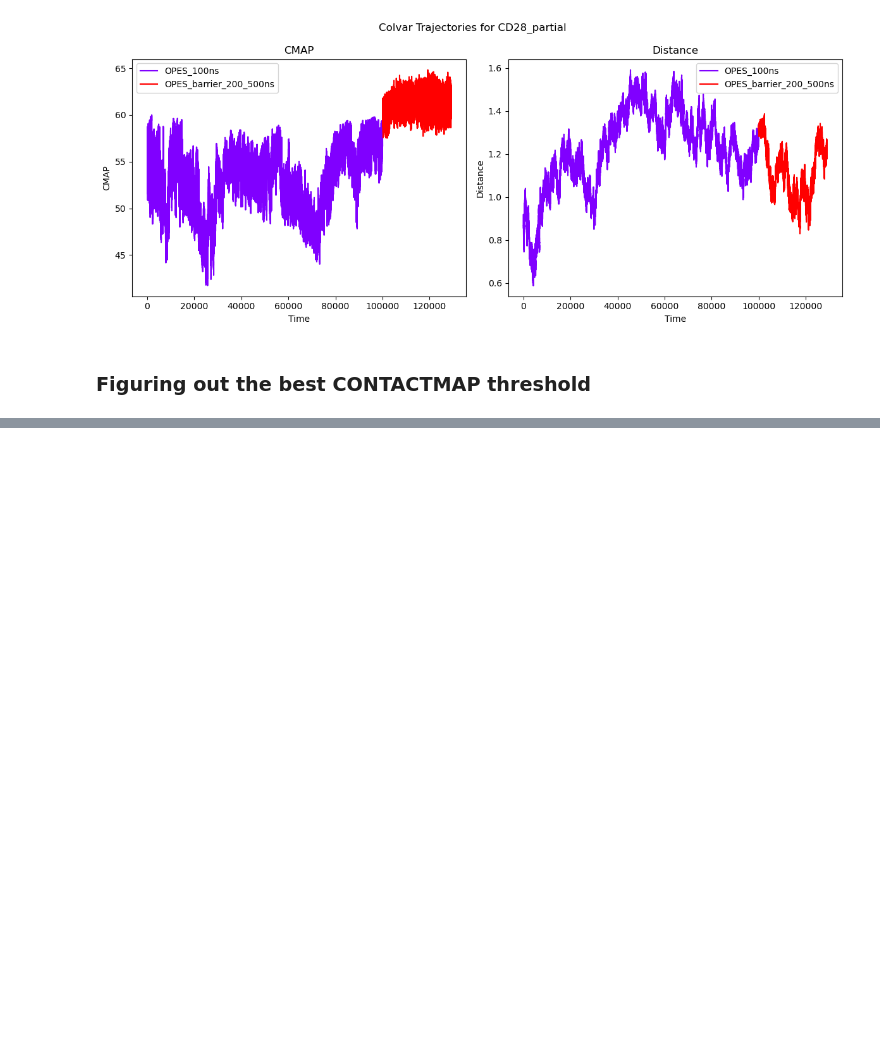
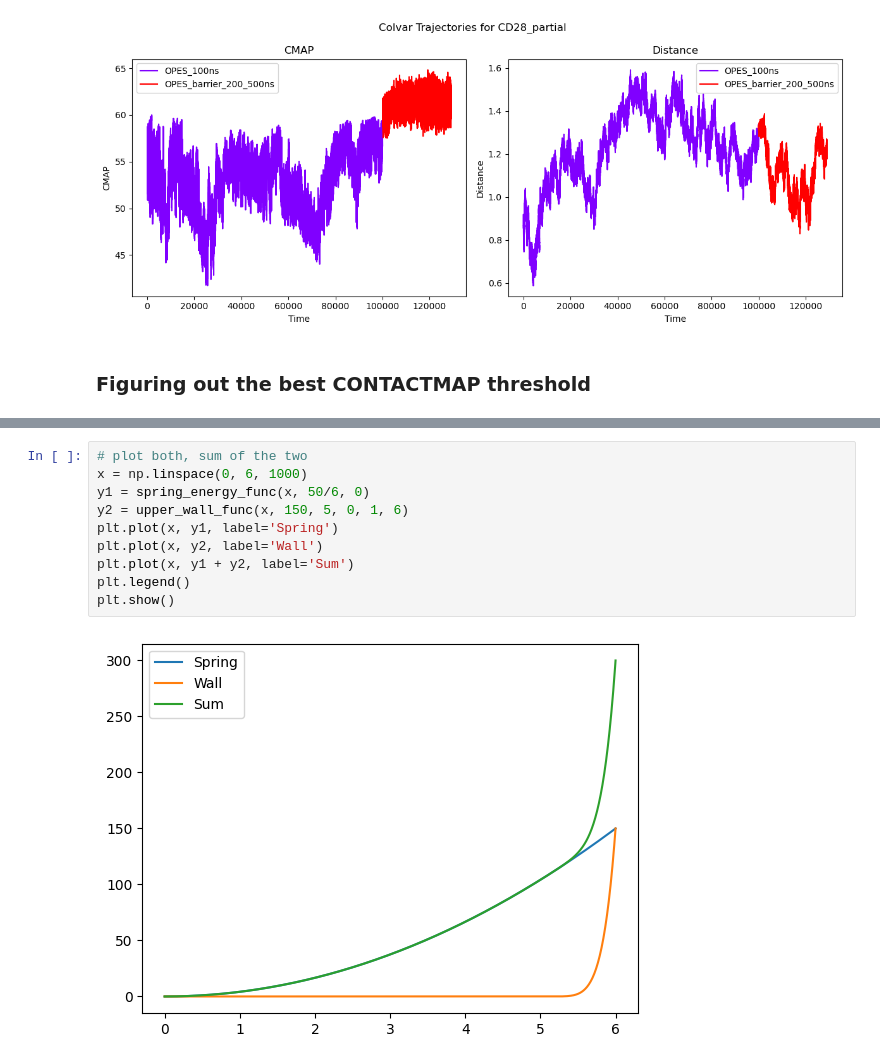
Before and after one commit to jakublala/openmm-md, a Jupyter notebook: scripts/analysis.ipynb, the cells around one changed output, grey strips where cells are left out. Saved outputs shown, nothing was run; the diff lists cells and outputs as text; blank space fills up the shorter version.

```diff
--- a/scripts/analysis.ipynb
+++ b/scripts/analysis.ipynb
@@ -551,0 +592,12 @@ for system in systems:
+# %%
+# plot both, sum of the two
+x = np.linspace(0, 6, 1000)
+y1 = spring_energy_func(x, 50/6, 0)
+y2 = upper_wall_func(x, 150, 5, 0, 1, 6)
+plt.plot(x, y1, label='Spring')
+plt.plot(x, y2, label='Wall')
+plt.plot(x, y1 + y2, label='Sum')
+plt.legend()
+plt.show()
+# %% [output]
+[figure, added]
```
Also changed, not shown: parts of 2 cells of this notebook, 3 other files.
